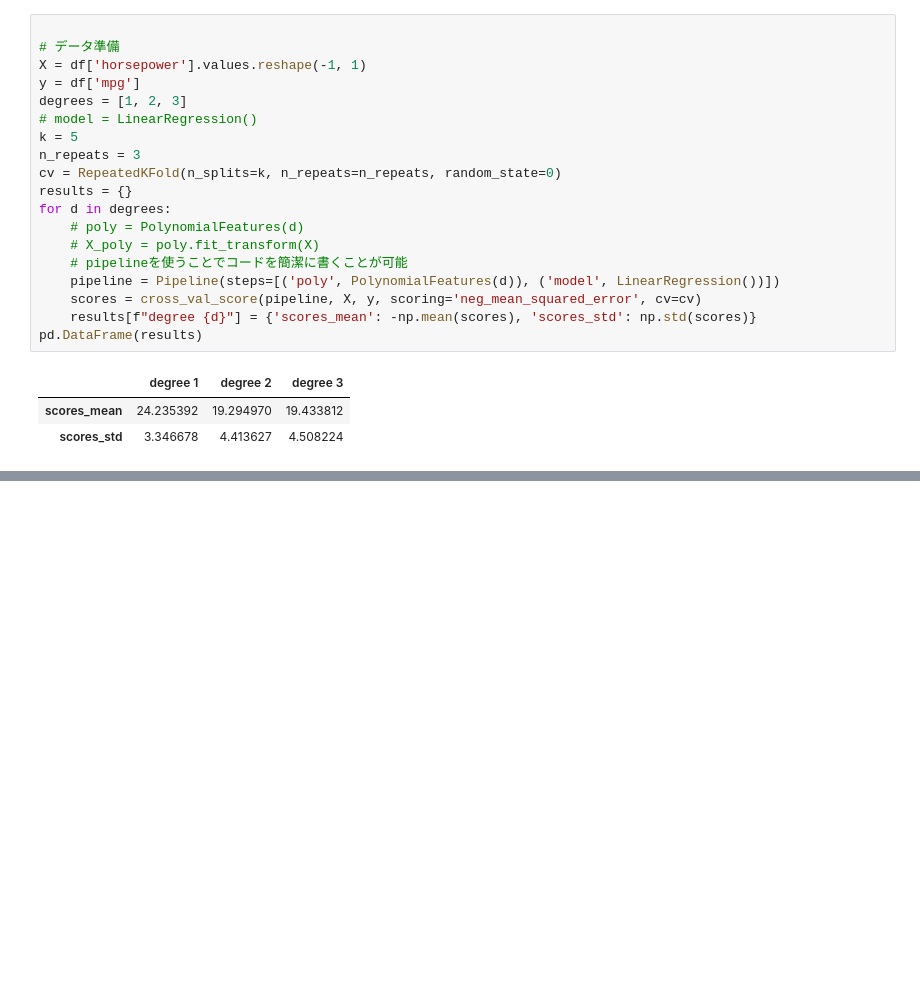
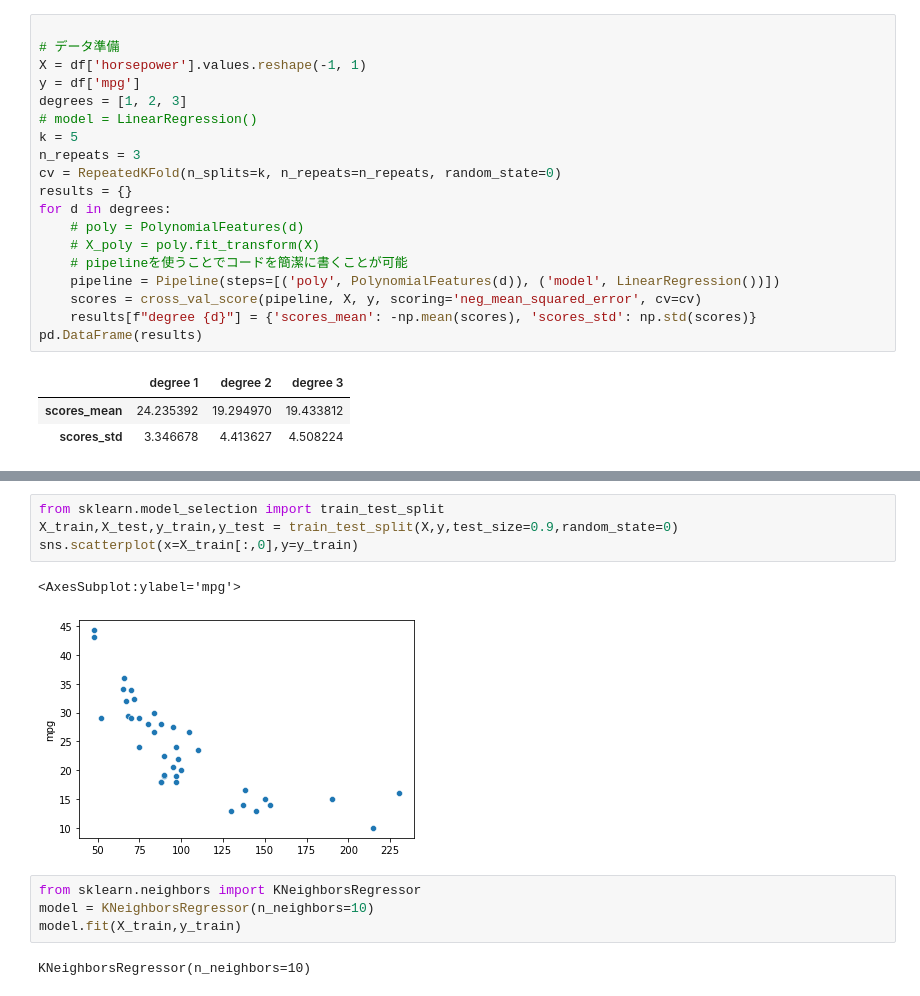
Before and after one commit to yushmnm/udemy-ds-kame-06-Machine-Learning1, a Jupyter notebook: python file/chap10 nonlinearregression.ipynb, the cells around one changed output, grey strips where cells are left out. Saved outputs shown, nothing was run; the diff lists cells and outputs as text; blank space fills up the shorter version.

```diff
--- a/python file/chap10 nonlinearregression.ipynb
+++ b/python file/chap10 nonlinearregression.ipynb
@@ -103,0 +109,13 @@ pd.DataFrame(results)
+# %%
+from sklearn.model_selection import train_test_split
+X_train,X_test,y_train,y_test = train_test_split(X,y,test_size=0.9,random_state=0)
+sns.scatterplot(x=X_train[:,0],y=y_train)
+# %% [output]
+<AxesSubplot:ylabel='mpg'>
+[figure, added]
+# %%
+from sklearn.neighbors import KNeighborsRegressor
+model = KNeighborsRegressor(n_neighbors=10)
+model.fit(X_train,y_train)
+# %% [output]
+KNeighborsRegressor(n_neighbors=10)
```
Also changed, not shown: parts of 5 cells of this notebook, 1 other file.
